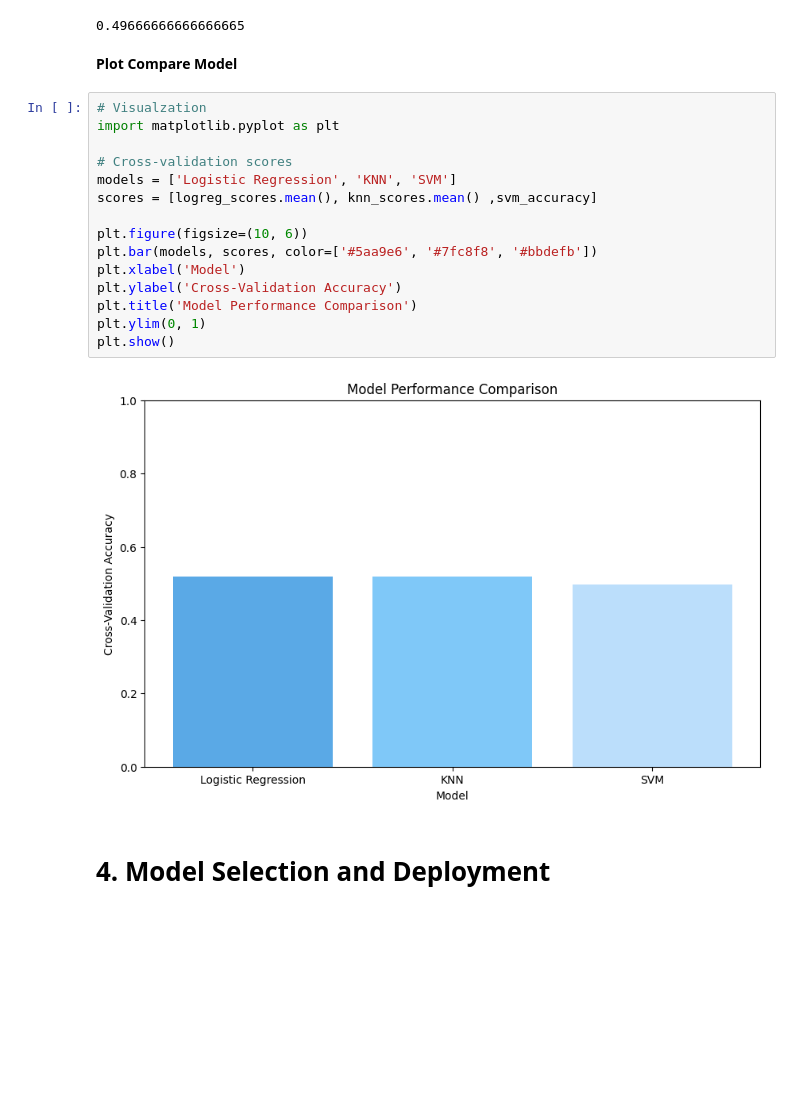
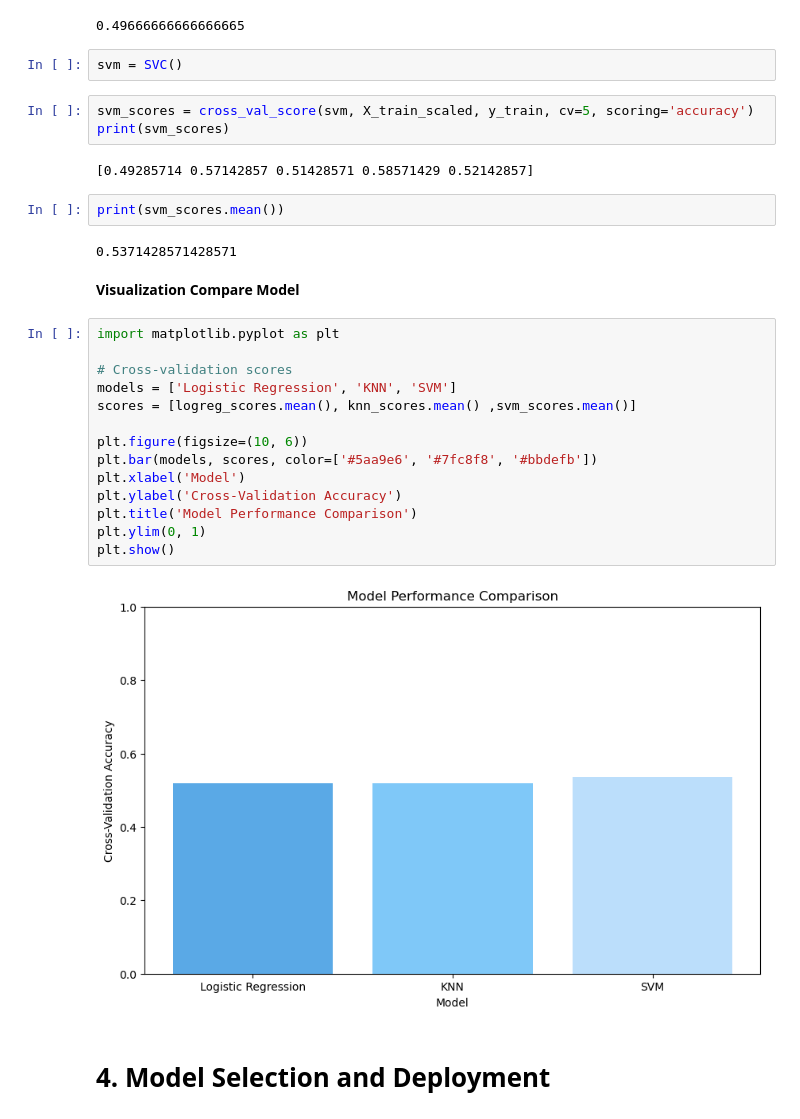
Before and after one commit to Aulias135/MPML_FinalExam, a Jupyter notebook: UAS_MPML.ipynb, the cells around one changed output. Cells and saved outputs as stored; diff of their text form; blank space fills up the shorter version.

```diff
--- a/UAS_MPML.ipynb
+++ b/UAS_MPML.ipynb
@@ -465,25 +465,35 @@ svm_accuracy = accuracy_score(y_test, y_pred_svm)
 print(svm_accuracy)
 # %% [output]
 0.49666666666666665
+# %%
+svm = SVC()
+# %%
+svm_scores = cross_val_score(svm, X_train_scaled, y_train, cv=5, scoring='accuracy')
+print(svm_scores)
+# %% [output]
+[0.49285714 0.57142857 0.51428571 0.58571429 0.52142857]
+# %%
+print(svm_scores.mean())
+# %% [output]
+0.5371428571428571
 # %% [markdown]
-**Plot Compare Model**
+**Visualization Compare Model**
 # %%
-# Visualzation
 import matplotlib.pyplot as plt
 
 # Cross-validation scores
 models = ['Logistic Regression', 'KNN', 'SVM']
-scores = [logreg_scores.mean(), knn_scores.mean() ,svm_accuracy]
+scores = [logreg_scores.mean(), knn_scores.mean() ,svm_scores.mean()]
 
 plt.figure(figsize=(10, 6))
 plt.bar(models, scores, color=['#5aa9e6', '#7fc8f8', '#bbdefb'])
 plt.xlabel('Model')
 plt.ylabel('Cross-Validation Accuracy')
 plt.title('Model Performance Comparison')
 plt.ylim(0, 1)
 plt.show()
 # %% [output]
-[figure, old version]
+[figure, new version]
 # %% [markdown]
 # **4. Model Selection and Deployment**
 # %% [markdown]
```
Also changed, not shown: parts of 3 cells of this notebook, 1 other file.
